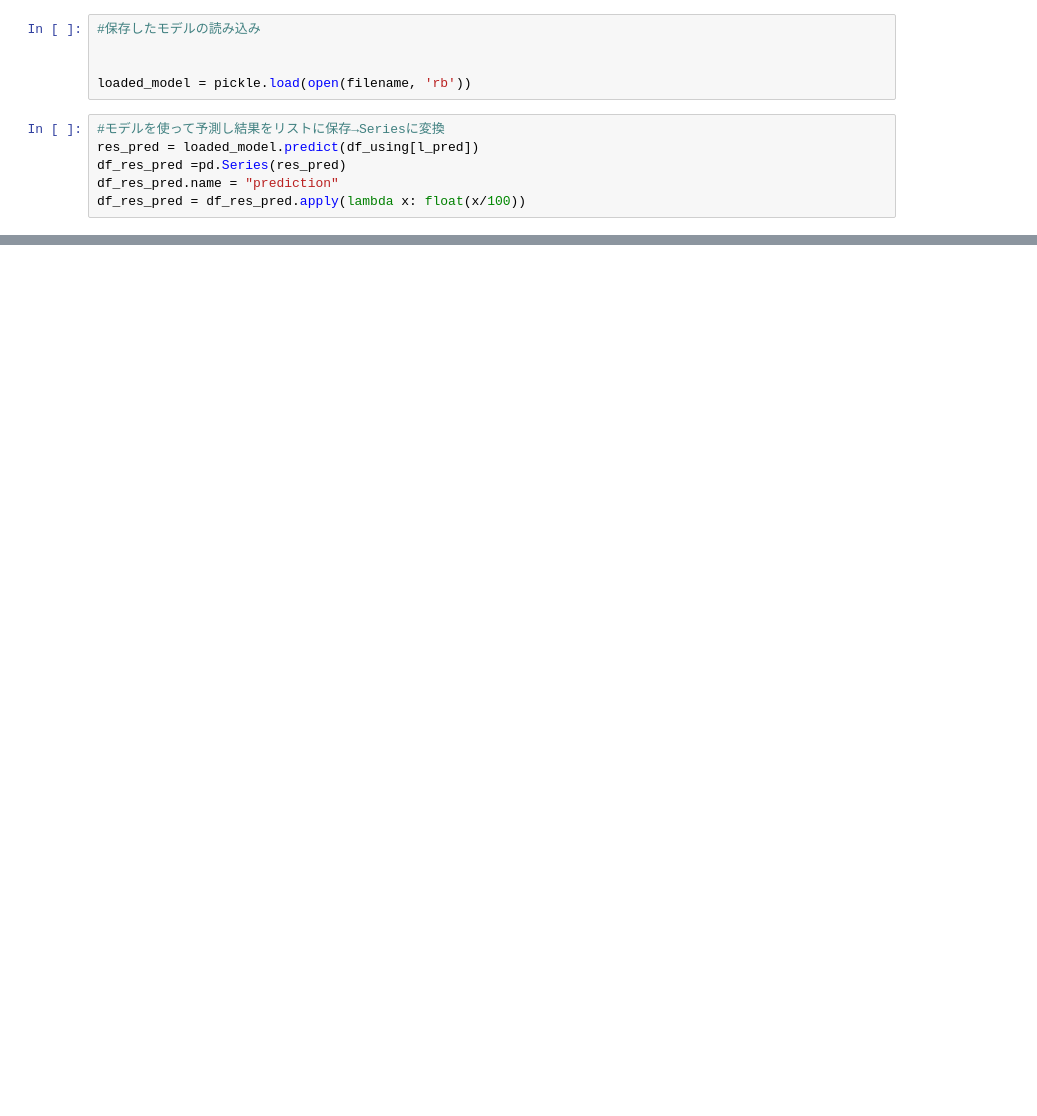
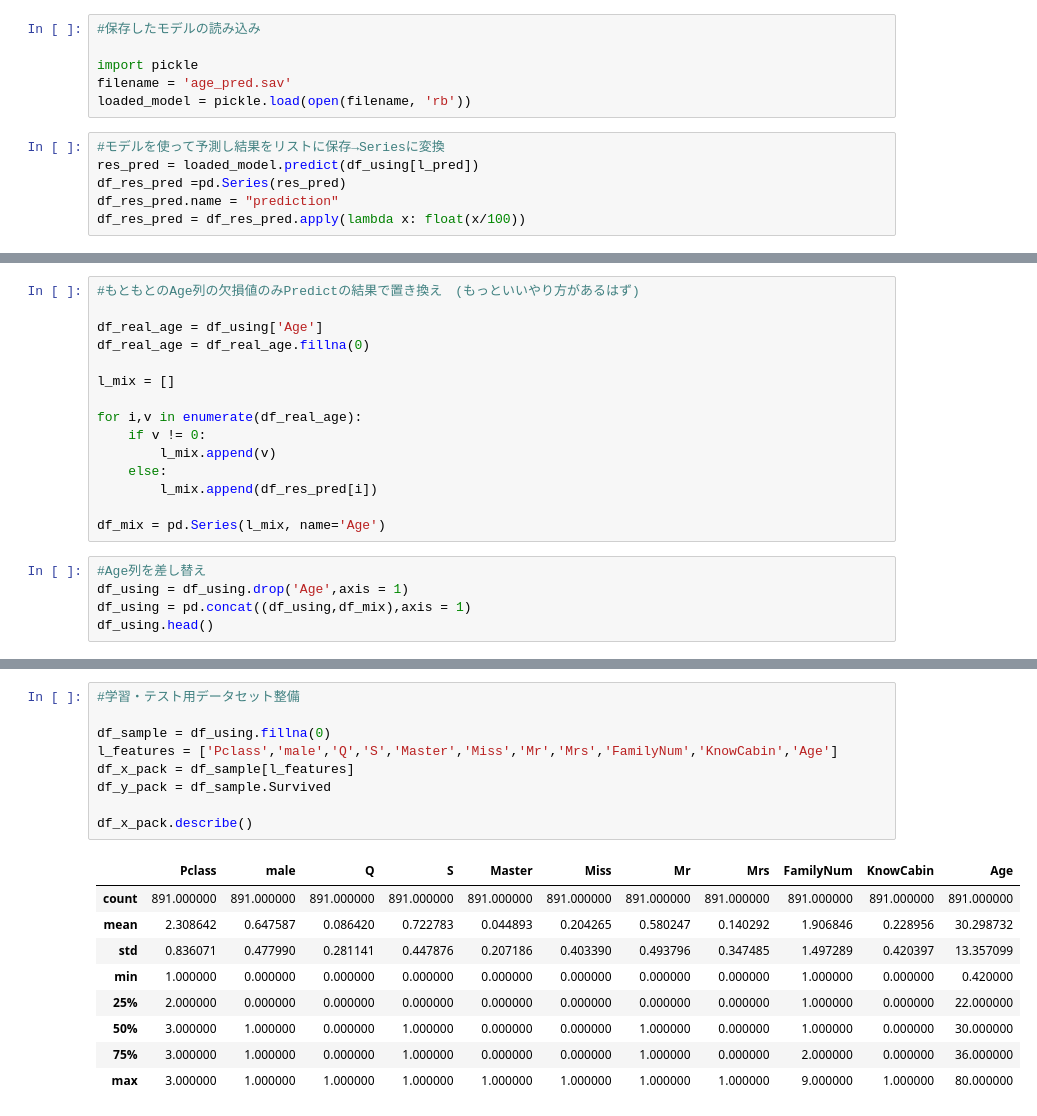
Before and after one commit to kyokicchi/titanic, a Jupyter notebook: titanic.ipynb, the cells around one changed output, grey strips where cells are left out. Drawn from its saved outputs; the diff is of its cells as text; blank space fills up the shorter version.

```diff
--- a/titanic.ipynb
+++ b/titanic.ipynb
@@ -390,7 +391,8 @@ pickle.dump(model_temp, open(filename, 'wb'))
 # %%
 #保存したモデルの読み込み
 
-
+import pickle
+filename = 'age_pred.sav'
 loaded_model = pickle.load(open(filename, 'rb'))
 # %%
 #モデルを使って予測し結果をリストに保存→Seriesに変換
@@ -436,0 +403,20 @@ l_check
+# %%
+#もともとのAge列の欠損値のみPredictの結果で置き換え　(もっといいやり方があるはず)
+
+df_real_age = df_using['Age']
+df_real_age = df_real_age.fillna(0)
+
+l_mix = []
+
+for i,v in enumerate(df_real_age):
+    if v != 0:
+        l_mix.append(v)
+    else:
+        l_mix.append(df_res_pred[i])
+
+df_mix = pd.Series(l_mix, name='Age')
+# %%
+#Age列を差し替え
+df_using = df_using.drop('Age',axis = 1)
+df_using = pd.concat((df_using,df_mix),axis = 1)
+df_using.head()
@@ -436,0 +461,19 @@ l_check
+# %%
+#学習・テスト用データセット整備
+
+df_sample = df_using.fillna(0)
+l_features = ['Pclass','male','Q','S','Master','Miss','Mr','Mrs','FamilyNum','KnowCabin','Age']
+df_x_pack = df_sample[l_features]
+df_y_pack = df_sample.Survived
+
+df_x_pack.describe()
+# %% [output]
+|  | Pclass | male | Q | S | Master | Miss | Mr | Mrs | FamilyNum | KnowCabin | Age |
+| count | 891.000000 | 891.000000 | 891.000000 | 891.000000 | 891.000000 | 891.000000 | 891.000000 | 891.000000 | 891.000000 | 891.000000 | 891.000000 |
+| mean | 2.308642 | 0.647587 | 0.086420 | 0.722783 | 0.044893 | 0.204265 | 0.580247 | 0.140292 | 1.906846 | 0.228956 | 30.298732 |
+| std | 0.836071 | 0.477990 | 0.281141 | 0.447876 | 0.207186 | 0.403390 | 0.493796 | 0.347485 | 1.497289 | 0.420397 | 13.357099 |
+| min | 1.000000 | 0.000000 | 0.000000 | 0.000000 | 0.000000 | 0.000000 | 0.000000 | 0.000000 | 1.000000 | 0.000000 | 0.420000 |
+| 25% | 2.000000 | 0.000000 | 0.000000 | 0.000000 | 0.000000 | 0.000000 | 0.000000 | 0.000000 | 1.000000 | 0.000000 | 22.000000 |
+| 50% | 3.000000 | 1.000000 | 0.000000 | 1.000000 | 0.000000 | 0.000000 | 1.000000 | 0.000000 | 1.000000 | 0.000000 | 30.000000 |
+| 75% | 3.000000 | 1.000000 | 0.000000 | 1.000000 | 0.000000 | 0.000000 | 1.000000 | 0.000000 | 2.000000 | 0.000000 | 36.000000 |
+| max | 3.000000 | 1.000000 | 1.000000 | 1.000000 | 1.000000 | 1.000000 | 1.000000 | 1.000000 | 9.000000 | 1.000000 | 80.000000 |
```
Also changed, not shown: parts of 8 cells of this notebook, 2 other files.
